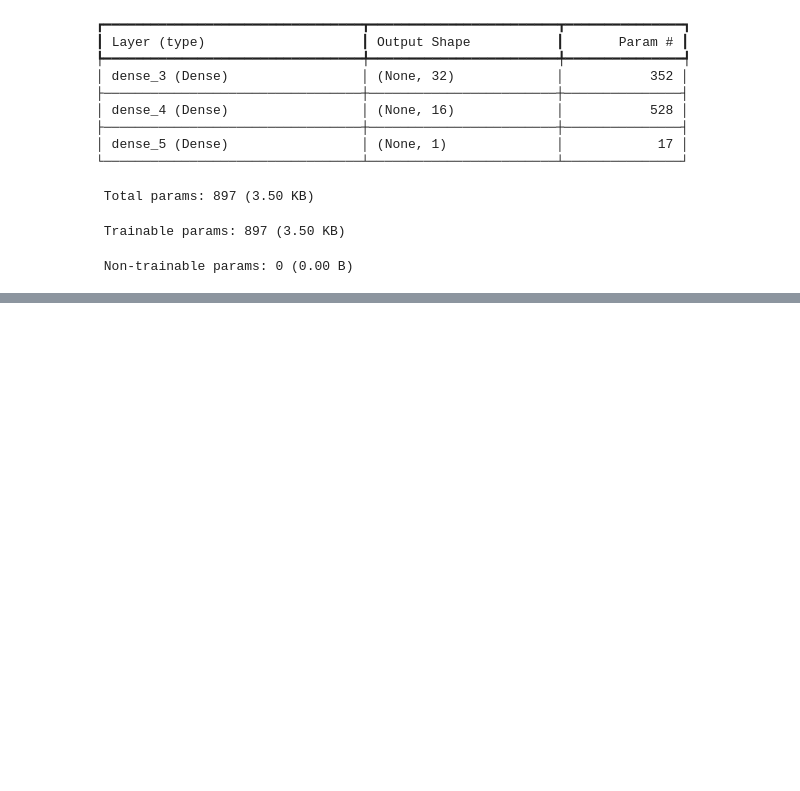
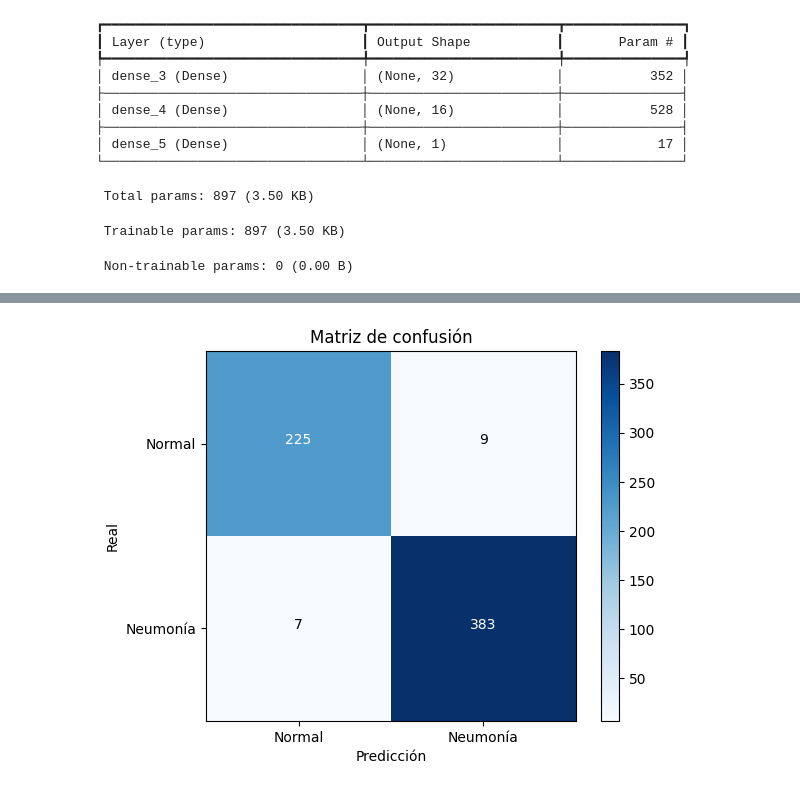
Before and after one commit to JavierPeraltaAzagra/Pneumonia_DeepLearning, a Jupyter notebook: Pneumonia_detector_IA.ipynb, the cells around one changed output, grey strips where cells are left out. Saved outputs shown, nothing was run; the diff lists cells and outputs as text; code cells hidden in the pictures; blank space fills up the shorter version.

```diff
--- a/Pneumonia_detector_IA.ipynb
+++ b/Pneumonia_detector_IA.ipynb
@@ -173,0 +174,4 @@ Epoch 10/10
+# %%
+pred = model.predict(dataset)
+
+print(pred)
@@ -173,0 +196,36 @@ Epoch 10/10
+# %%
+import numpy as np
+from sklearn.metrics import confusion_matrix
+import matplotlib.pyplot as plt
+import itertools
+
+# 1. Obtener imágenes y etiquetas verdaderas del dataset
+y_true = []
+y_pred = []
+
+for images, labels in dataset.unbatch():
+    img = tf.expand_dims(images, axis=0)  # Añadir dimensión batch
+    pred = model.predict(img)
+    y_pred.append(1 if pred[0][0] >= 0.5 else 0)
+    y_true.append(int(labels.numpy()))
+
+print(y_pred)
+
+# 2. Calcular matriz de confusión
+cm = confusion_matrix(y_true, y_pred)
+
+# 3. (Opcional) Visualizar la matriz de confusión
+plt.imshow(cm, cmap=plt.cm.Blues)
+plt.title("Matriz de confusión")
+plt.xlabel("Predicción")
+plt.ylabel("Real")
+plt.colorbar()
+plt.xticks([0,1], ["Normal", "Neumonía"])
+plt.yticks([0,1], ["Normal", "Neumonía"])
+
+# Añadir los números en la matriz
+for i, j in itertools.product(range(cm.shape[0]), range(cm.shape[1])):
+    plt.text(j, i, cm[i, j], horizontalalignment="center", color="white" if cm[i, j] > cm.max()/2 else "black")
+
+plt.show()
+# %% [output]
@@ -173,0 +249 @@ Epoch 10/10
+[figure, added]
```
Also changed, not shown: parts of 3 cells of this notebook.
